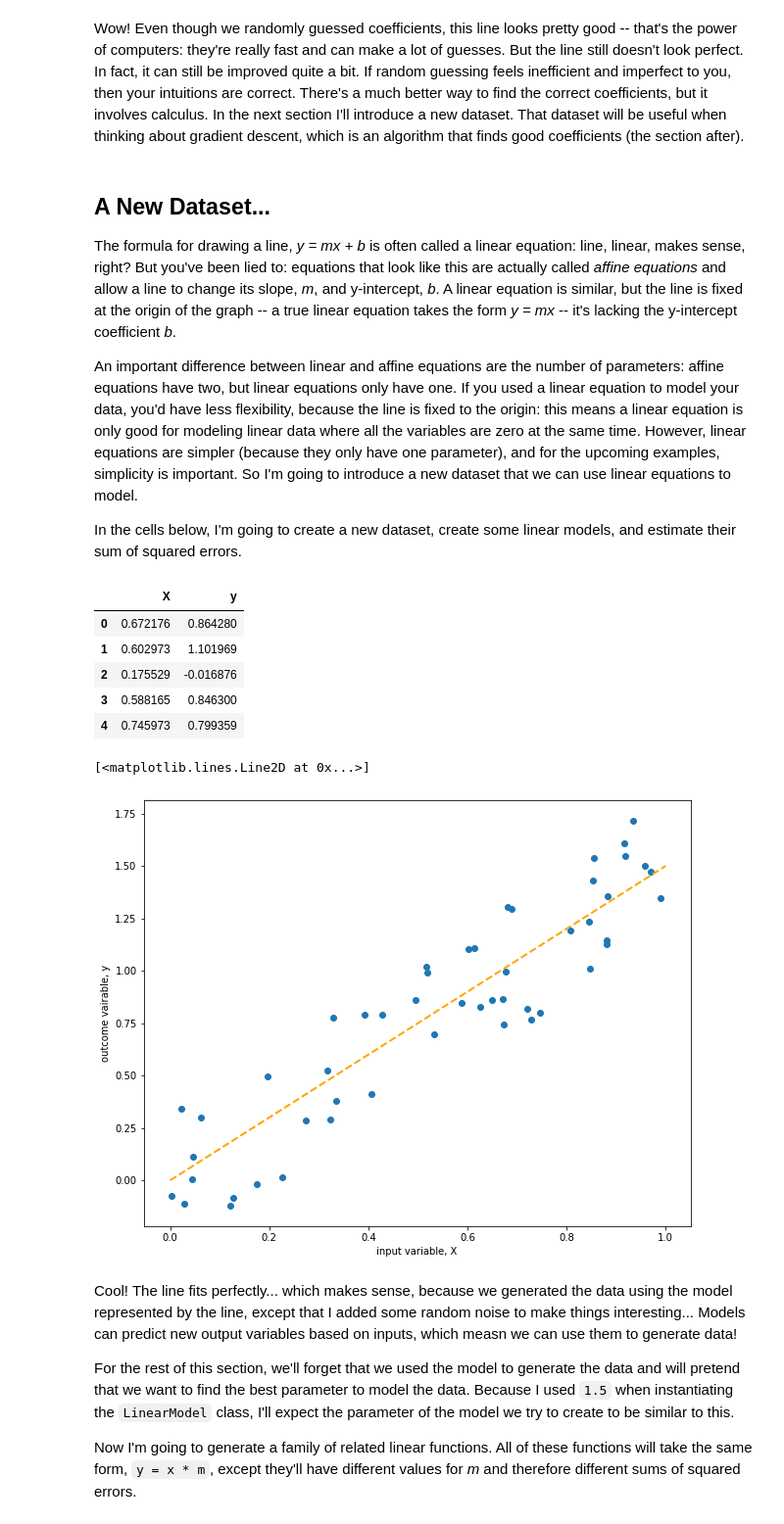
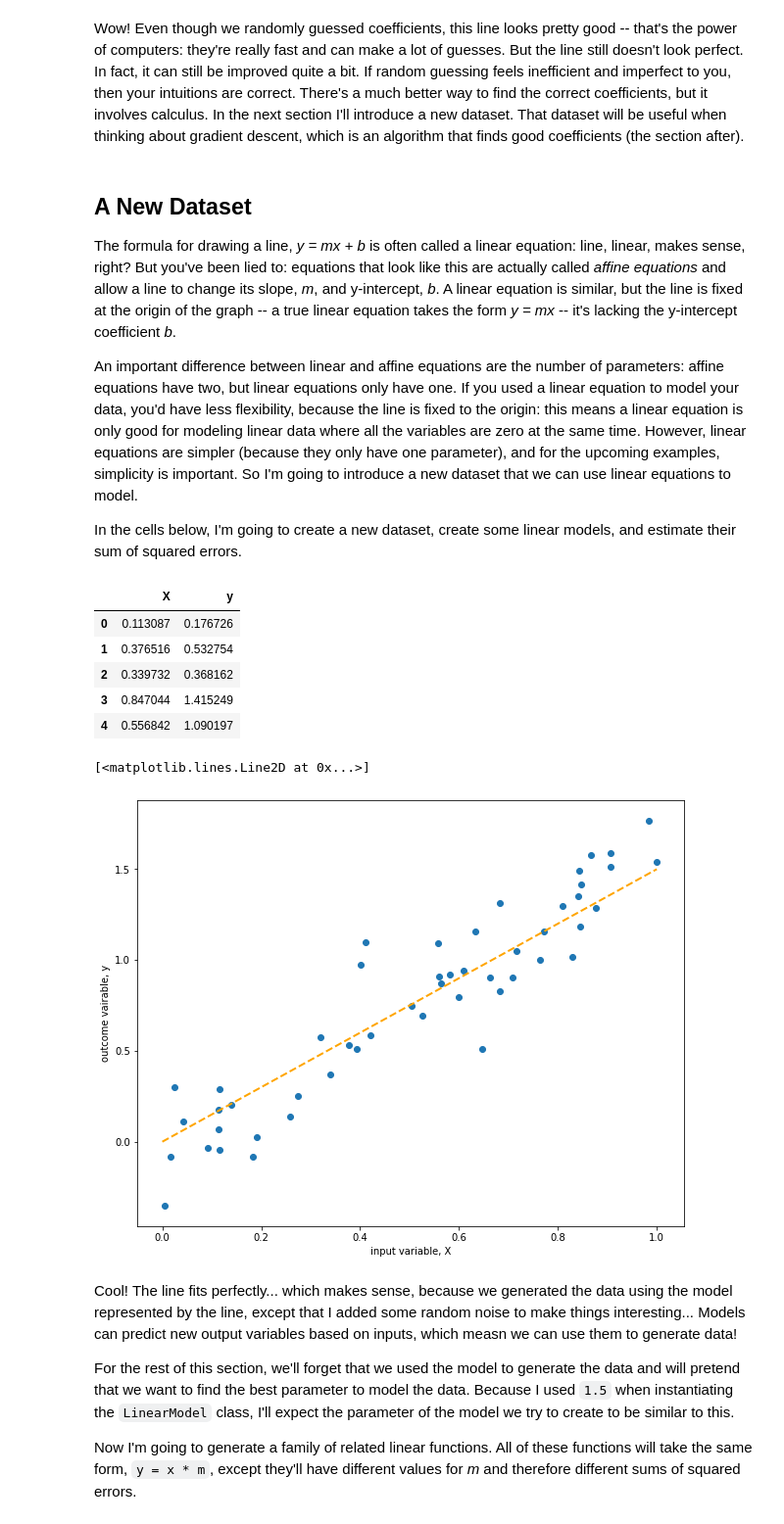
Before and after one commit to camoverride/notebooks, a Jupyter notebook: notebooks/everything_about_linear_regression.ipynb, the cells around one changed output. Shown: that part at 98% size. Drawn from its saved outputs; the diff is of its cells as text; code cells hidden in the pictures.

```diff
--- a/notebooks/everything_about_linear_regression.ipynb
+++ b/notebooks/everything_about_linear_regression.ipynb
@@ -213,8 +219,8 @@ df_1.head(5)
 | 4 | 69.881796 | 206.349801 |
 # %%
 # Predict the weight for every height in our dataset.
-pred_weights_model_1 = [affine_function(x) for x in df_1["Height"]]
-pred_weights_model_2 = [affine_function(x, 3.5, -50) for x in df_1["Height"]]
+pred_weights_model_1 = [linear_function(x, 0.6, 140) for x in df_1["Height"]]
+pred_weights_model_2 = [linear_function(x, 3.5, -50) for x in df_1["Height"]]
 
 # Add this as a column to the dataset.
 df_1["Weight_Pred_Model_1"] = pred_weights_model_1
@@ -355,8 +338,23 @@ def get_sse(df, model, X, y):
+# %%
+# Define the sum of squared errors (SSE) function.
+
+def sse(model, X, y):
+    """
+    This function returns the sum of squared errors of a given model. The error
+    is calculated as the difference between the real value of y and the predicted
+    value of y. `y_pred` is calculated by using the data `X` in the `model`.
+    """
+    X_pred = [model.predict(x) for x in X]
+
+    return sum( (X_pred - y)**2 )
 # %%
 # Randomly iterate over possible combinations of parameters.
 
 import random
 random.seed(42)
+
+X = df_1["Height"]
+y = df_1["Weight"]
 
 
 def random_optimization(df, epochs=5000):
@@ -371,14 +369,14 @@ def random_optimization(df, epochs=5000):
         m = random.randint(100, 500) / 100
         b = random.randint(-10000, 10000) / 100
 
-        model = AffineModel(m, b)
-        sse = get_sse(df, model, "Height", "Weight")
+        model = SimpleLinearRegression(m, b)
+        error = sse(model, X, y)
 
-        if sse < best_error:
-            best_error = sse
+        if error < best_error:
+            best_error = error
             best_coefs = [m, b]
 
-    return sse, best_coefs[0], best_coefs[1]
+    return error, best_coefs[0], best_coefs[1]
 
 error, m, b = random_optimization(df_1)
 # %%
@@ -406,7 +404,7 @@ plt.plot([min_x, max_x], [pred_y_min, pred_y_max], color='green', linestyle='das
 # %% [markdown]
 Wow! Even though we randomly guessed coefficients, this line looks pretty good -- that's the power of computers: they're really fast and can make a lot of guesses. But the line still doesn't look perfect. In fact, it can still be improved quite a bit. If random guessing feels inefficient and imperfect to you, then your intuitions are correct. There's a much better way to find the correct coefficients, but it involves calculus. In the next section I'll introduce a new dataset. That dataset will be useful when thinking about gradient descent, which is an algorithm that finds good coefficients (the section after).
 # %% [markdown]
-## A New Dataset...
+## A New Dataset
 
 The formula for drawing a line, _y = mx + b_ is often called a linear equation: line, linear, makes sense, right? But you've been lied to: equations that look like this are actually called _affine equations_ and allow a line to change its slope, _m_, and y-intercept, _b_. A linear equation is similar, but the line is fixed at the origin of the graph -- a true linear equation takes the form _y = mx_ -- it's lacking the y-intercept coefficient _b_.
 
@@ -425,10 +423,12 @@ class LinearModel(object):
     def predict(self, x):
         return x * self.m
 # %%
+import numpy as np
+
 DATA_SIZE = 50
 
 # Generate some random X-values.
-X = [random.random() for _ in range(DATA_SIZE)]
+X = [np.random.random() for _ in range(DATA_SIZE)]
 
 # Create a linear model.
 linear_model_1 = LinearModel(1.5)
@@ -437,7 +437,7 @@ linear_model_1 = LinearModel(1.5)
 y = [linear_model_1.predict(x) for x in X]
 
 # Add some noise to the y-values.
-y = [i + (random.random()/3 * random.choice([-1, 1])) for i in y]
+y = [i + np.random.normal(0, 0.2) for i in y]
 
 # Read everything into a dataframe for later use.
 df_2 = pd.DataFrame(list(zip(X, y)), columns=["X", "y"])
@@ -445,25 +445,29 @@ df_2 = pd.DataFrame(list(zip(X, y)), columns=["X", "y"])
 df_2.head(5)
 # %% [output]
 |  | X | y |
-| 0 | 0.672176 | 0.864280 |
-| 1 | 0.602973 | 1.101969 |
-| 2 | 0.175529 | -0.016876 |
-| 3 | 0.588165 | 0.846300 |
-| 4 | 0.745973 | 0.799359 |
+| 0 | 0.113087 | 0.176726 |
+| 1 | 0.376516 | 0.532754 |
+| 2 | 0.339732 | 0.368162 |
+| 3 | 0.847044 | 1.415249 |
+| 4 | 0.556842 | 1.090197 |
 # %%
 # Plot it!
+
+X = df_2["X"]
+y = df_2["y"]
+
 def set_plot_2():
     plt.rcParams['figure.figsize'] = [10, 8]
     plt.xlabel("input variable, X")
     plt.ylabel("outcome vairable, y")
-    plt.scatter(df_2["X"], df_2["y"])
+    plt.scatter(X, y)
 
 set_plot_2()
 
 plt.plot([0, 1], [0, 1.5], color='orange', linestyle='dashed', linewidth=2, markersize=12, label="model")
 # %% [output]
 [<matplotlib.lines.Line2D at 0x...>]
-[figure, old version]
+[figure, new version]
 # %% [markdown]
 Cool! The line fits perfectly... which makes sense, because we generated the data using the model represented by the line, except that I added some random noise to make things interesting... Models can predict new output variables based on inputs, which measn we can use them to generate data!
 
```
Also changed, not shown: parts of 56 cells of this notebook.
